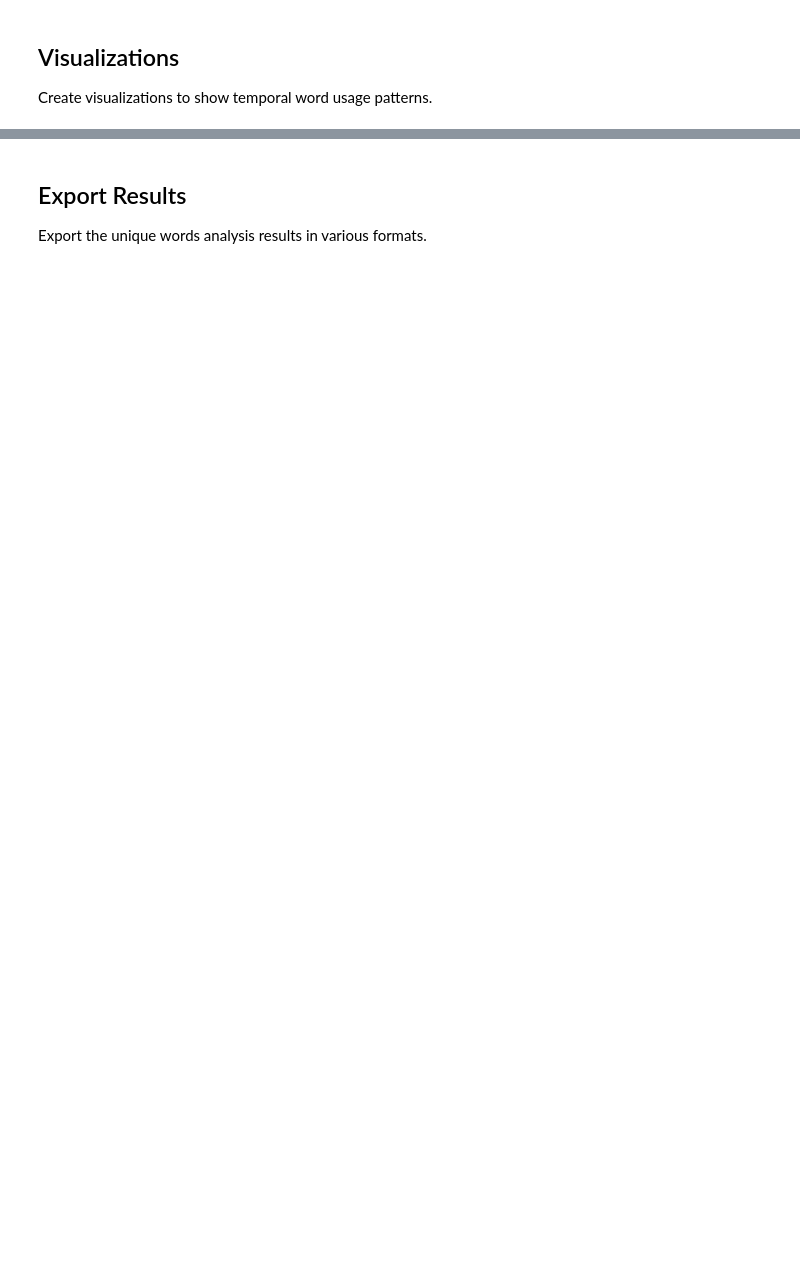
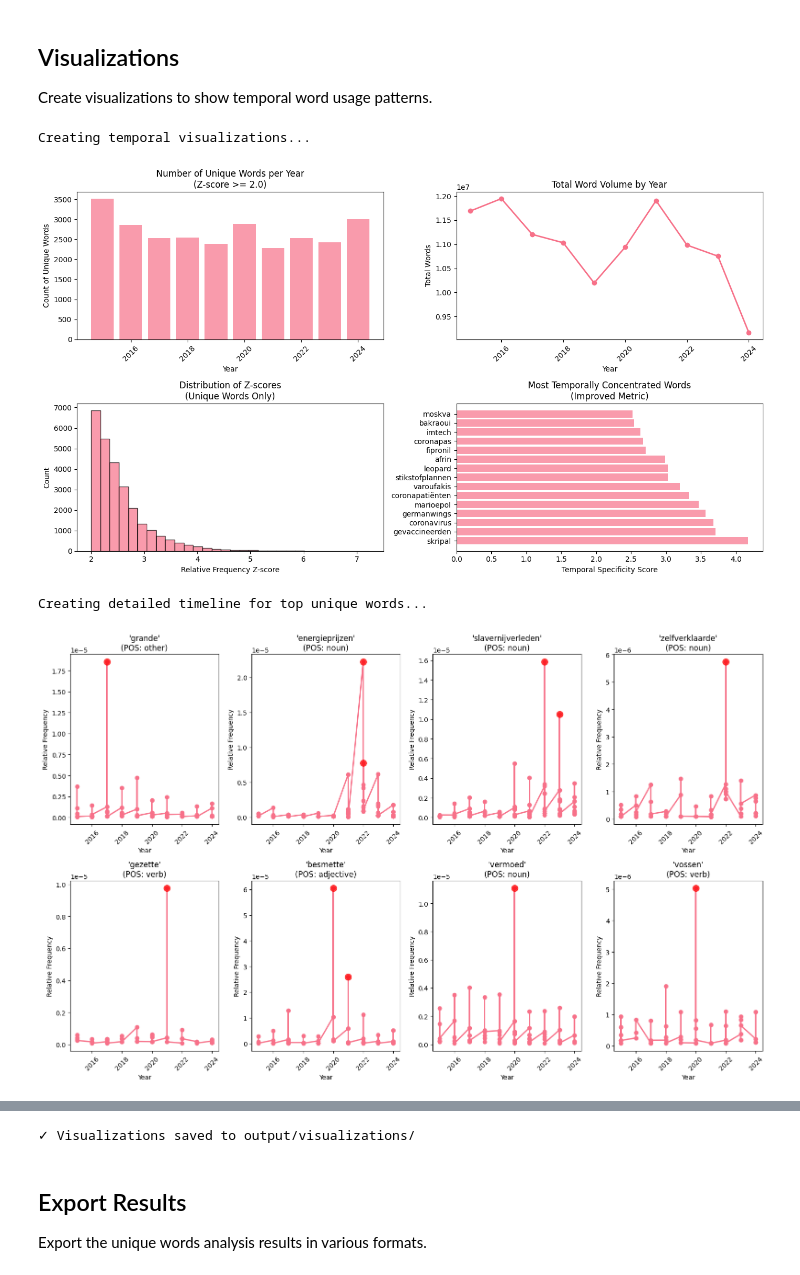
Before and after one commit to meesvandongen/words, a Jupyter notebook: unique_words_per_year.ipynb, the cells around one changed output, grey strips where cells are left out. Saved outputs shown, nothing was run; the diff lists cells and outputs as text; code cells hidden in the pictures; blank space fills up the shorter version.

```diff
--- a/unique_words_per_year.ipynb
+++ b/unique_words_per_year.ipynb
@@ -345,7 +464,7 @@ if unique_words is not None:
 
 Create visualizations to show temporal word usage patterns.
 # %%
-def create_temporal_visualizations(enhanced_df, unique_words, yearly_totals):
+def create_temporal_visualizations(enhanced_df, unique_words, yearly_totals, word_temporal_stats):
     """
     Create visualizations for temporal word usage patterns.
 
@@ -353,6 +472,7 @@ def create_temporal_visualizations(enhanced_df, unique_words, yearly_totals):
         enhanced_df: DataFrame with all word frequency data
         unique_words: DataFrame with unique words per year
         yearly_totals: DataFrame with yearly totals
+        word_temporal_stats: DataFrame with temporal statistics
     """
     if enhanced_df is None or unique_words is None:
         print("Cannot create visualizations - data not available")
@@ -389,13 +509,18 @@ def create_temporal_visualizations(enhanced_df, unique_words, yearly_totals):
     plt.xlabel('Relative Frequency Z-score')
     plt.ylabel('Count')
 
-    # 4. Top words by temporal specificity
+    # 4. Top words by improved temporal specificity
     plt.subplot(2, 2, 4)
-    top_specific = word_temporal_stats.nlargest(15, 'temporal_specificity')
-    plt.barh(range(len(top_specific)), top_specific['max_z_score'], alpha=0.7)
-    plt.yticks(range(len(top_specific)), top_specific['word'])
-    plt.title('Most Temporally Specific Words\n(Max Z-score)')
-    plt.xlabel('Maximum Z-score')
+    if word_temporal_stats is not None and len(word_temporal_stats) > 0:
+        top_specific = word_temporal_stats.nlargest(15, 'temporal_specificity')
+        plt.barh(range(len(top_specific)), top_specific['temporal_specificity'], alpha=0.7)
+        plt.yticks(range(len(top_specific)), top_specific['word'])
+        plt.title('Most Temporally Concentrated Words\n(Improved Metric)')
+        plt.xlabel('Temporal Specificity Score')
+    else:
+        plt.text(0.5, 0.5, 'No temporal concentration\ndata available',
+                ha='center', va='center', transform=plt.gca().transAxes)
+        plt.title('Most Temporally Concentrated Words\n(No Data)')
 
     plt.tight_layout()
     plt.savefig('output/visualizations/temporal_overview.png', dpi=300, bbox_inches='tight')
@@ -414,31 +539,58 @@ def create_temporal_visualizations(enhanced_df, unique_words, yearly_totals):
 
         # Get all data for this word
         word_data = enhanced_df[enhanced_df['word'] == word].sort_values('year')
 
         # Plot relative frequency over time
         plt.plot(word_data['year'], word_data['relative_frequency'],
                 marker='o', linewidth=2, markersize=6)
 
         # Highlight years with high Z-scores
         unique_years = word_data[word_data['rel_freq_z_score'] >= 2.0]
         if len(unique_years) > 0:
             plt.scatter(unique_years['year'], unique_years['relative_frequency'],
                        color='red', s=100, alpha=0.7, zorder=5)
 
         plt.title(f"'{word}'\n(POS: {word_data.iloc[0]['pos_category']})")
         plt.xlabel('Year')
         plt.ylabel('Relative Frequency')
         plt.xticks(rotation=45)
 
         # Format y-axis in scientific notation if very small
         if word_data['relative_frequency'].max() < 0.001:
             plt.ticklabel_format(axis='y', style='scientific', scilimits=(0,0))
 
     plt.tight_layout()
     plt.savefig('output/visualizations/top_words_timeline.png', dpi=300, bbox_inches='tight')
     plt.show()
 
+    # 6. Additional visualization: Temporal concentration analysis
+    if word_temporal_stats is not None and len(word_temporal_stats) > 0:
+        plt.figure(figsize=(14, 6))
+
+        plt.subplot(1, 2, 1)
+        plt.scatter(word_temporal_stats['concentration_ratio'],
+                   word_temporal_stats['max_z_score'],
+                   alpha=0.6, s=30)
+        plt.xlabel('Concentration Ratio\n(Peak Year / Total Usage)')
+        plt.ylabel('Maximum Z-score')
+        plt.title('Temporal Concentration vs Peak Significance')
+
+        plt.subplot(1, 2, 2)
+        plt.hist(word_temporal_stats['temporal_specificity'], bins=30, alpha=0.7, edgecolor='black')
+        plt.xlabel('Temporal Specificity Score')
+        plt.ylabel('Count of Words')
+        plt.title('Distribution of Temporal Specificity Scores')
+
+        plt.tight_layout()
+        plt.savefig('output/visualizations/temporal_concentration_analysis.png', dpi=300, bbox_inches='tight')
+        plt.show()
+
     print("✓ Visualizations saved to output/visualizations/")
 
 # Create visualizations
-create_temporal_visualizations(enhanced_df, unique_words, yearly_totals)
+create_temporal_visualizations(enhanced_df, unique_words, yearly_totals, word_temporal_stats)
+# %% [output]
+Creating temporal visualizations...
+[figure, added]
+Creating detailed timeline for top unique words...
+[figure, added]
@@ -445,3 +598,4 @@ create_temporal_visualizations(enhanced_df, unique_words, yearly_totals)
+✓ Visualizations saved to output/visualizations/
 # %% [markdown]
 ## Export Results
 
```
Also changed, not shown: parts of 8 cells of this notebook, 1 other file.
